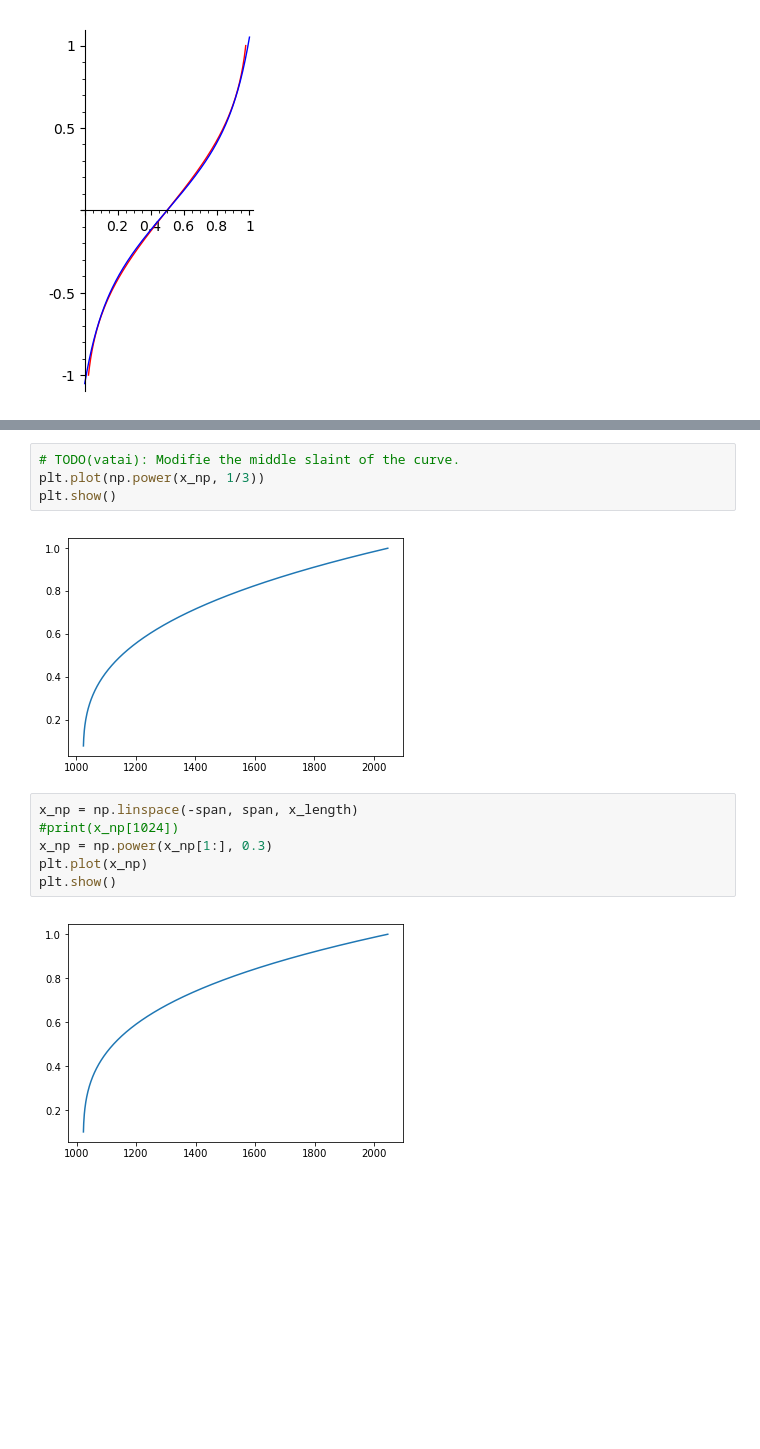
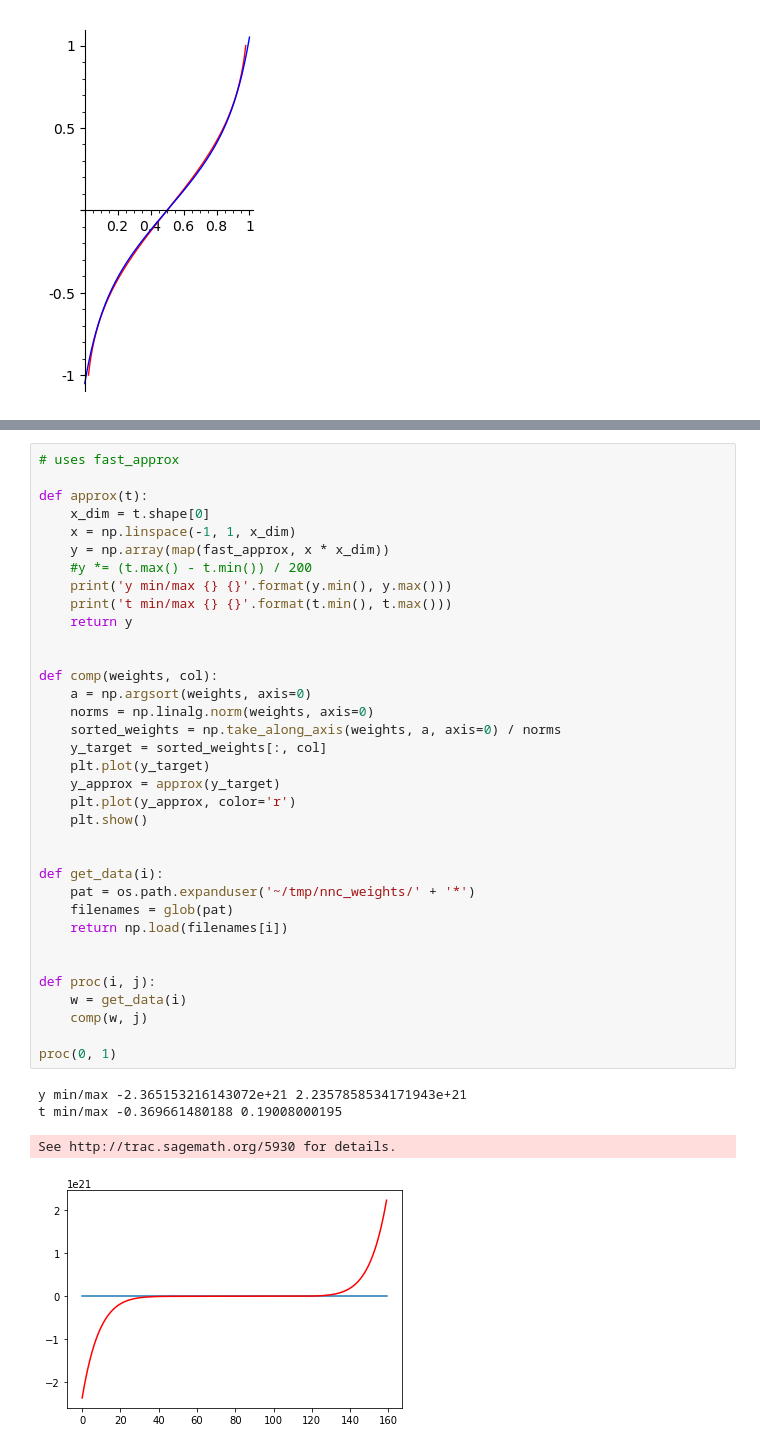
Before and after one commit to vatai/NNC, a Jupyter notebook: jupyter/normal-cdf-approx.ipynb, the cells around one changed output, grey strips where cells are left out. Cells and saved outputs as stored; diff of their text form; blank space fills up the shorter version.

```diff
--- a/jupyter/normal-cdf-approx.ipynb
+++ b/jupyter/normal-cdf-approx.ipynb
@@ -66,14 +68,40 @@ plt.show()
-# %%
-# TODO(vatai): Modifie the middle slaint of the curve.
-plt.plot(np.power(x_np, 1/3))
-plt.show()
-# %% [output]
-[figure, removed]
-# %%
-x_np = np.linspace(-span, span, x_length)
-#print(x_np[1024])
-x_np = np.power(x_np[1:], 0.3)
-plt.plot(x_np)
-plt.show()
-# %% [output]
-[figure, removed]
+# %%
+# uses fast_approx
+
+def approx(t):
+    x_dim = t.shape[0]
+    x = np.linspace(-1, 1, x_dim)
+    y = np.array(map(fast_approx, x * x_dim))
+    #y *= (t.max() - t.min()) / 200
+    print('y min/max {} {}'.format(y.min(), y.max()))
+    print('t min/max {} {}'.format(t.min(), t.max()))
+    return y
+
+
+def comp(weights, col):
+    a = np.argsort(weights, axis=0)
+    norms = np.linalg.norm(weights, axis=0)
+    sorted_weights = np.take_along_axis(weights, a, axis=0) / norms
+    y_target = sorted_weights[:, col]
+    plt.plot(y_target)
+    y_approx = approx(y_target)
+    plt.plot(y_approx, color='r')
+    plt.show()
+
+
+def get_data(i):
+    pat = os.path.expanduser('~/tmp/nnc_weights/' + '*')
+    filenames = glob(pat)
+    return np.load(filenames[i])
+
+
+def proc(i, j):
+    w = get_data(i)
+    comp(w, j)
+
+proc(0, 1)
+# %% [output]
+y min/max -2.365153216143072e+21 2.2357858534171943e+21
+t min/max -0.369661480188 0.19008000195
+See http://trac.sagemath.org/5930 for details.
+[figure, added]
```
Also changed, not shown: parts of 3 cells of this notebook.
